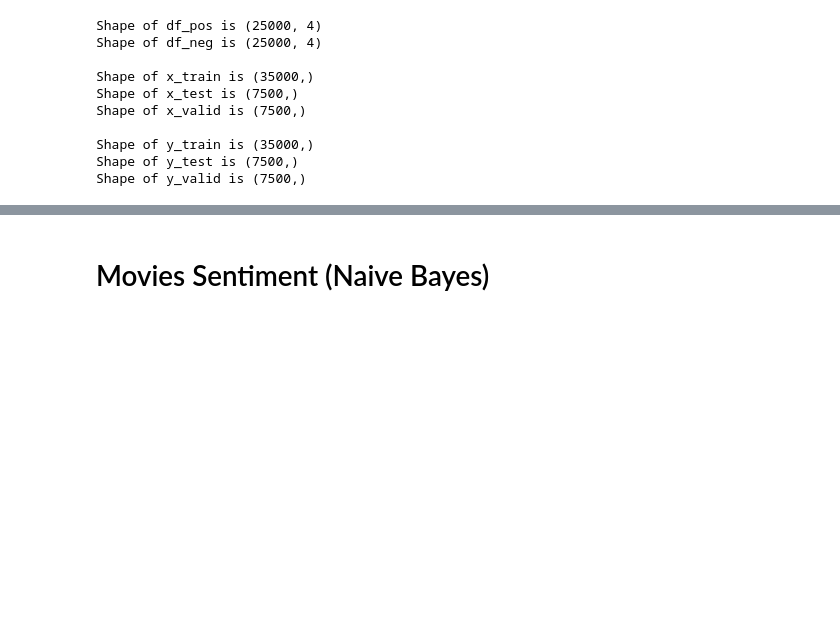
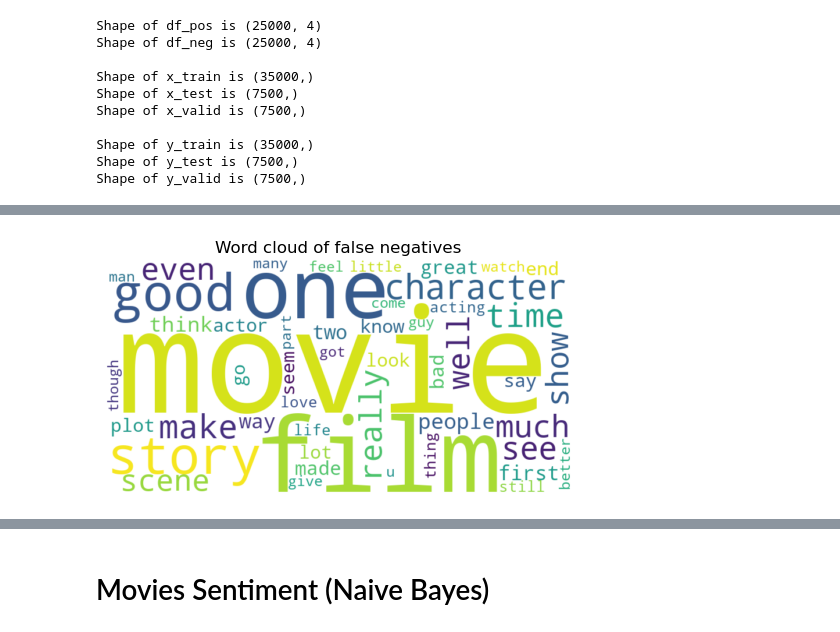
Before and after one commit to Happlesful/proj, a Jupyter notebook: case3.ipynb, the cells around one changed output, grey strips where cells are left out. Cells and saved outputs as stored; diff of their text form; code cells hidden in the pictures; blank space fills up the shorter version.

```diff
--- a/case3.ipynb
+++ b/case3.ipynb
@@ -863,0 +412,11 @@ As the model begins to overfit after the first epoch, we took the weights from t
+# %%
+x_test_complete = pd.DataFrame(
+    {"text": x_test, "sentiment": y_test, "pred_sentiment": modelOne_pred, "pred_rating": modelOne_pred_actual.flatten()})
+x_test_complete = x_test_complete.merge(
+    dataframe, how="left", left_index=True, right_index=True)
+x_test_complete.drop(columns=["text_y", "sentiment_y"], inplace=True)
+x_test_complete.rename(
+    columns={"text_x": 'text', "sentiment_x": "sentiment"}, inplace=True)
+x_test_complete.text = [' '.join(x) for x in x_test_complete.text]
+print(
+    f"{x_test_complete.head(5)}")
@@ -863,0 +437,5 @@ As the model begins to overfit after the first epoch, we took the weights from t
+# %%
+# Dataframe of false negatives
+falseNegWord = x_test_complete.query(
+    "sentiment == 1 and pred_sentiment == 0")
+falseNegWord.head()
@@ -863,0 +449,16 @@ As the model begins to overfit after the first epoch, we took the weights from t
+# %%
+# Word cloud of false negatives
+falseNegWords = [''.join(x) for x in falseNegWord.text]
+falseNegWords = " ".join(falseNegWords)
+
+falseNegWordcloud = WordCloud(width=800, height=400,
+                              background_color='white', max_words=50).generate(falseNegWords)
+
+# Plot the word cloud
+plt.figure(figsize=(6, 4.5))
+plt.title("Word cloud of false negatives")
+plt.imshow(falseNegWordcloud, interpolation='bilinear')
+plt.axis('off')
+plt.show()
+# %% [output]
+[figure, added]
```
Also changed, not shown: parts of 93 cells of this notebook.
